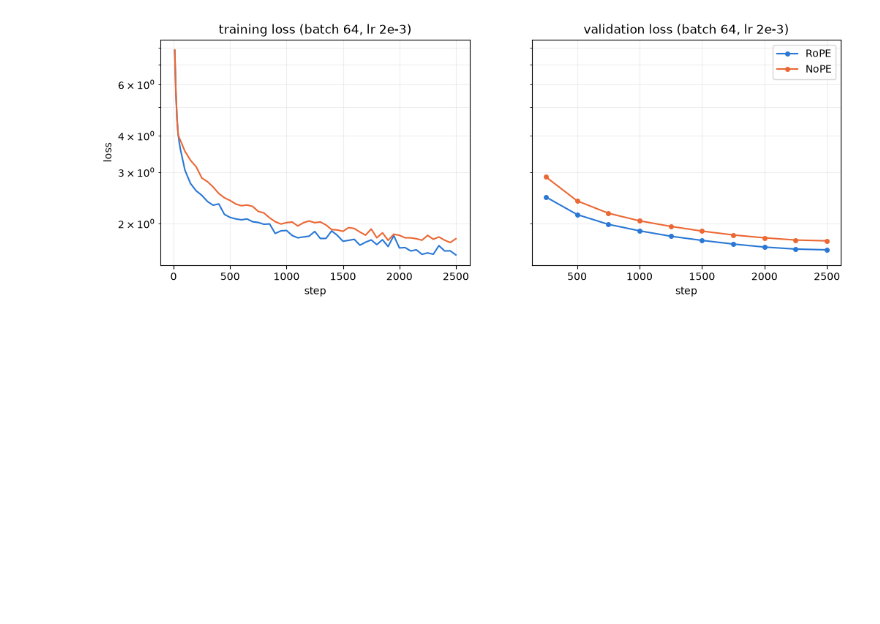
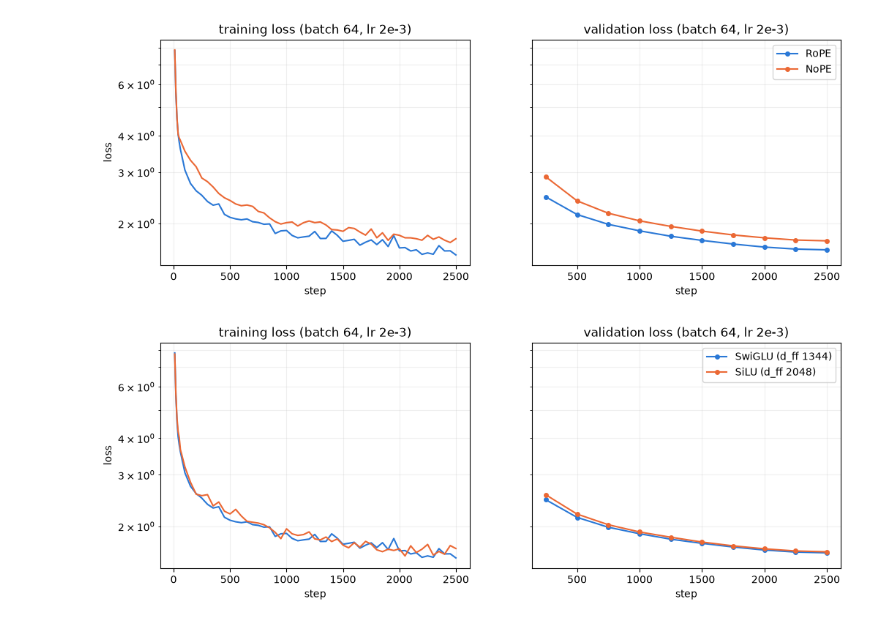
Before and after one commit to pjurczen/cs336-assignment1-basics, a Jupyter notebook: notebooks/metrics_plot.ipynb, the cells around one changed output. Saved outputs shown, nothing was run; the diff lists cells and outputs as text; code cells hidden in the pictures; blank space fills up the shorter version.

Commit message:
Problem 7.3: SiLU training

```diff
--- a/notebooks/metrics_plot.ipynb
+++ b/notebooks/metrics_plot.ipynb
@@ -507,3 +507,26 @@ fig.savefig("../figures/nope_vs_rope.png", dpi=150, bbox_inches="tight")
 plt.show()
 # %% [output]
 [figure]
+# %%
+# SwiGLU vs SiLU feed-forward (d_ff 1344 vs 4 · d_model = 2048, ~same parameters), batch 64, lr 2e-3, warmup 60, ~41M tokens.
+# Uses load_curves, runs_dir and pre_norm from the layer norm ablation cell.
+silu_ffn = "tinystories-a100-64b-silu-lr-2e-3"
+
+fig, (ax_train, ax_val) = plt.subplots(1, 2, figsize=(12, 4), sharey=True)
+for run_name, label, color in [(pre_norm, "SwiGLU (d_ff 1344)", "#2a78d6"), (silu_ffn, "SiLU (d_ff 2048)", "#eb6834")]:
+    train, val, _ = load_curves(run_name)
+    ax_train.plot(train["step"], train["train_loss"], color=color, linewidth=1.5, label=label)
+    ax_val.plot(val["step"], val["val_loss"], color=color, linewidth=1.5, marker="o", markersize=4, label=label)
+
+for ax, title in [(ax_train, "training loss"), (ax_val, "validation loss")]:
+    ax.set_yscale("log")
+    ax.set_xlabel("step")
+    ax.set_title(f"{title} (batch 64, lr 2e-3)")
+    ax.grid(True, which="both", alpha=0.2)
+ax_train.set_ylabel("loss")
+ax_val.legend()
+
+fig.savefig("../figures/silu_vs_swiglu.png", dpi=150, bbox_inches="tight")
+plt.show()
+# %% [output]
+[figure, added]
```
Also changed, not shown: 2 other files.
